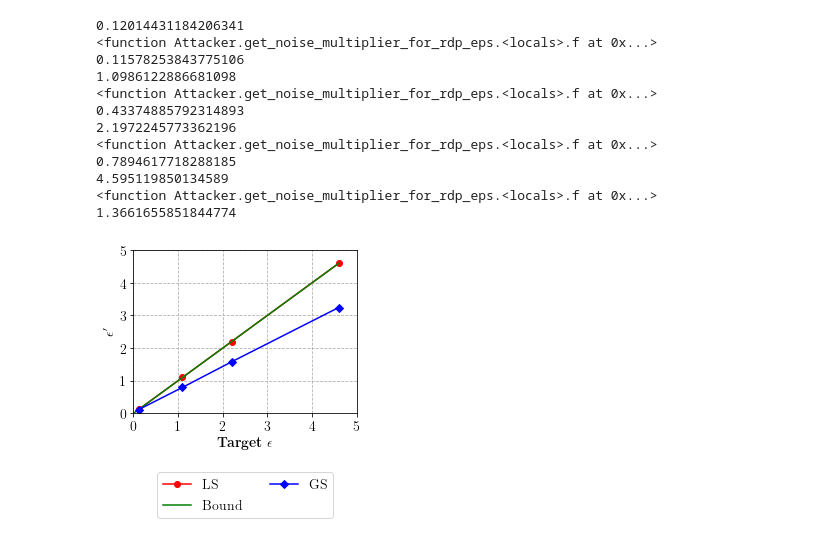
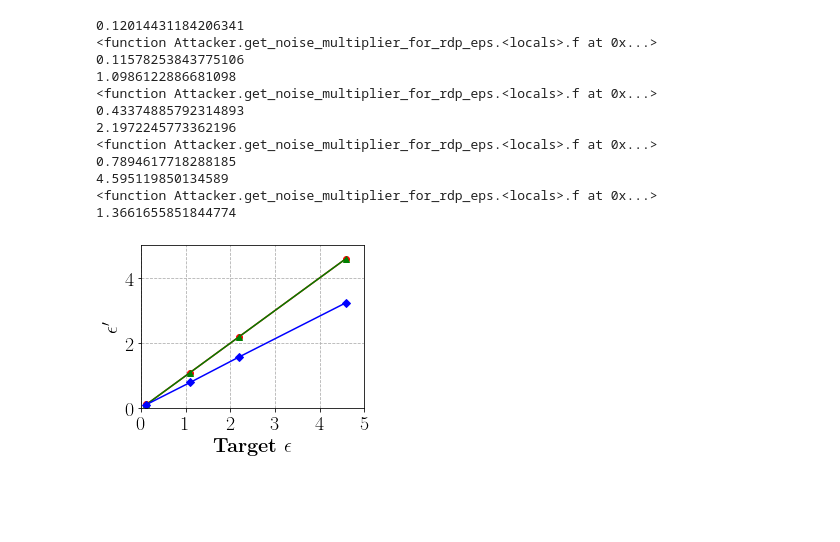
Before and after one commit to SAP-samples/security-research-identifiability-in-dpdl, a Jupyter notebook: notebooks/purchase_eval.ipynb, the cells around one changed output. Drawn from its saved outputs; the diff is of its cells as text; code cells hidden in the pictures; blank space fills up the shorter version.

```diff
--- a/notebooks/purchase_eval.ipynb
+++ b/notebooks/purchase_eval.ipynb
@@ -423,7 +388,7 @@ plt.show()
 [figure]
 # %%
 data_to_plot = []
-beliefs_eval = ["local_bounded_90", "global_bounded_90", "local_unbounded_90", "global_unbounded_90"]
+beliefs_eval = ["rho_90_local_bound", "rho_90_global_bound", "rho_90_local_unbound", "rho_90_global_unbound"]
 
 for directory in beliefs_eval:
     data_to_plot.append(purchase_dict[f'max_biased_beliefs_purch_{directory}'])
@@ -447,11 +412,11 @@ plt.show()
 plt.style.use("fast")
 plt.rc('text', usetex=True)
 plt.rc('font', family='serif')
-matplotlib.rcParams.update({'font.size': 14})
+matplotlib.rcParams.update({'font.size': 20})
 
 #X  = np.arange(0,1, 0.000033534540576794097920858484)
-X  = np.arange(0,1, 1.0/len(np.array(purchase_dict['sensitivities_local_unbounded_90']).flatten()))#0.00003333333333333333333333333)
-CY = np.sort(np.array(purchase_dict['sensitivities_local_unbounded_90']).flatten())
+X  = np.arange(0,1, 1.0/len(np.array(purchase_dict['sensitivities_rho_90_local_unbound']).flatten()))#0.00003333333333333333333333333)
+CY = np.sort(np.array(purchase_dict['sensitivities_rho_90_local_unbound']).flatten())
 print(CY)
 #CY /= CY[-1]
 print(CY)
@@ -465,10 +430,10 @@ ax.set_ylim(2,6.1)
 #bp = ax.boxplot(data_to_plot)
 bp = ax.plot(X, CY,linewidth=3, color="blue", ls="dashed",dashes=(10, 10), label=r'$LS_g(D)$, U')
 
-X  = np.arange(0,1, 1.0/len(np.array(purchase_dict['sensitivities_local_bounded_90']).flatten()))#0.000033534540576794097920858484)
-CY = np.sort(np.array(purchase_dict['sensitivities_local_bounded_90']).flatten())
+X  = np.arange(0,1, 1.0/len(np.array(purchase_dict['sensitivities_rho_90_local_bound']).flatten()))#0.000033534540576794097920858484)
+CY = np.sort(np.array(purchase_dict['sensitivities_rho_90_local_bound']).flatten())
 #CY /= CY[-1]
-data_to_plot = [np.array(purchase_dict['sensitivities_local_bounded_90']).flatten(), np.array(purchase_dict['sensitivities_local_unbounded_90']).flatten()]
+data_to_plot = [np.array(purchase_dict['sensitivities_rho_90_local_bound']).flatten(), np.array(purchase_dict['sensitivities_rho_90_local_unbound']).flatten()]
 # Create an axes instance
 #ax.set_ylim(2,6.1)
 # Create the boxplot
@@ -479,9 +444,9 @@ ax.grid(ls="dashed")
 #ax.set_xticklabels([r'Local Bounded', r'Local Unbounded'])
 ax.axhline(y=3, ls="dashdot", linewidth=3,color="turquoise",dashes=(5, 5),  label=r'$C$ , U')
 ax.axhline(y=6, ls="dotted",linewidth=3, color="indigo",  label=r'$2C$, B')
-ax.set_ylabel(r"\textbf{Local Sensitivity}")
+ax.set_ylabel(r"\textbf{Sensitivity}")
 ax.set_xlabel(r"\textbf{F(x)}")
-plt.legend(loc=10, ncol=2, bbox_to_anchor=(0.5, -0.5))
+# plt.legend(loc=10, ncol=1, bbox_to_anchor=(0.5, -0.7))
 plt.savefig("local_sensitivity_purch.pdf", bbox_inches='tight')
 plt.show()
 # %% [output]
@@ -523,7 +488,7 @@ factual_eps = []
 mean_eps = []
 
 
-to_evaluate = ["local_53", "local_75", "local_99",  "local_bounded_90"]
+to_evaluate = ["rho_53_local", "rho_75_local", "rho_99_local",  "rho_90_local_bound"]
 
 
 
@@ -555,20 +520,20 @@ for directory, rho in zip(to_evaluate, rhos):
 # %%
 fig, ax = plt.subplots(1, figsize=(4,3))
 ax.plot(epsilons, epsilons, 'ro', color='red', label=r'LS',marker='o', linestyle='-')
 ax.grid(ls="dashed")
 ax.axis([0, 4, 0, 5])
-ax.plot(epsilons_cont, epsilons_cont, 'ro', color='green', label='Bound', marker='', linestyle='-')
+ax.plot(epsilons, epsilons, 'ro', color='green', label='Bound', marker='^', linestyle='-')
 ax.plot(epsilons, mean_eps, 'ro', color='blue', label=r'GS',marker='D', linestyle='-')
 
 #ax.axhline(y=3, ls="dashed", color="orange", dashes=(10, 10), label=r'$C$ Unbounded')
 ax.grid(ls="dashed")
 
 ax.set(xlabel=r"\textbf{Target $\epsilon$}", ylabel=r"$\epsilon'$")
 ax.set_xticks(range(0,6))
-plt.legend(loc=10, ncol=2, bbox_to_anchor=(0.5, -0.5))
+# plt.legend(loc=10, ncol=2, bbox_to_anchor=(0.5, -0.5))
 
 plt.savefig("factual_eps_sensitivities_purch_max.pdf", bbox_inches='tight')
 #plt.savefig("unbounded_sensitivity.pdf", bbox_inches='tight')
 plt.show()
 # %% [output]
-[figure, old version]
+[figure, new version]
```
Also changed, not shown: parts of 6 cells of this notebook, 2 other files.
